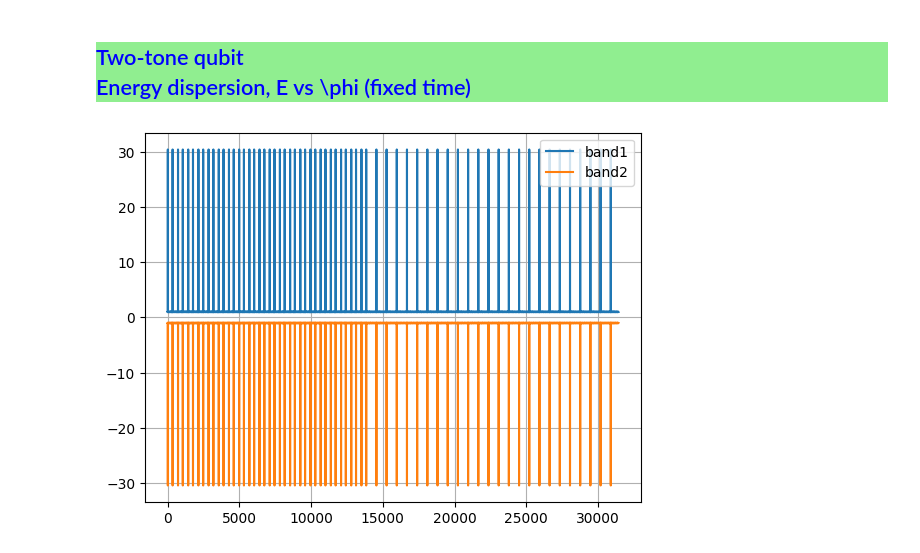
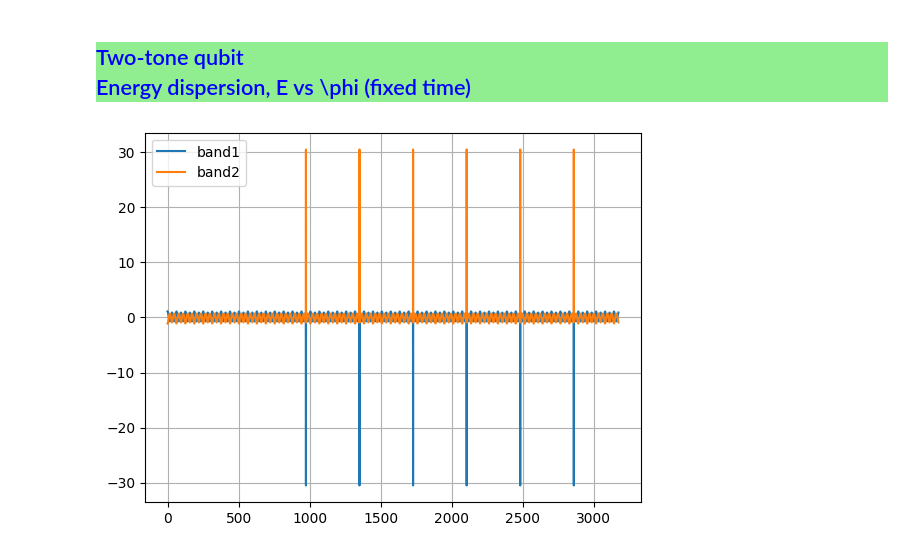
Before and after one commit to shellpwner/Topological-energy-pumping-siumlations, a Jupyter notebook: quasi-state-evolution.ipynb, the cells around one changed output. Saved outputs shown, nothing was run; the diff lists cells and outputs as text; code cells hidden in the pictures.

```diff
--- a/quasi-state-evolution.ipynb
+++ b/quasi-state-evolution.ipynb
@@ -44,0 +59,6 @@ def evolve(w1, phi1, m, dt, T):
+# %%
+h0 = H(w1, phi1, m, 0)
+u0 = U(w1, phi1, m, 0, 0.1)
+# %%
+hu = np.dot(h0, u0)
+h1 = np.dot(np.transpose(np.conjugate(u0)), hu)
@@ -179,10 +219,10 @@ def evolve(w1, phi1, w2, phi2, m, dt, T):
     return u
 # %%
 w1 = 0.1
-g = (1+np.sqrt(5))/2
+g = np.sqrt(2)
 w2 = g*w1
 tvals = np.arange(0,100,0.01)
-m = 1
+m = 1.1
 # %%
 def eigv1(w1, phi1, w2, phi2, m, t):
     d1 = np.sin(w1*t + phi1)
@@ -191,7 +231,7 @@ def eigv1(w1, phi1, w2, phi2, m, t):
     d = np.sqrt(d1**2 + d2**2 + d3**2)
     return (1/(np.sqrt(2*d*(d+d3))))*np.array([d1 - 1j * d2, d + d3])
 # %%
-phi1vals = np.arange(-np.pi, 1e4*np.pi, 1)
+phi1vals = np.arange(-np.pi-0.01, 100*np.pi, 0.1)
 # phi2vals = np.arange(-np.pi, np.pi, 0.1)
 phi2 = 0
 dt = 0.1
@@ -209,17 +249,17 @@ for i in phi1vals:
 #     expe.append(phiuphi)
 # %%
 e1 = []
-for i in np.real(expe):
-    e1i = np.arccos(i)/dt
+for i in expe:
+    e1i = np.angle(i)/dt
     e1.append(e1i)# * np.pi*2/w2)
 plt.plot(e1)
 e2 = []
-for i in np.real(expe):
-    e2i = -np.arccos(i)/dt
+for i in expe:
+    e2i = -np.angle(i)/dt
     e2.append(e2i)
 plt.plot(e2)
 plt.legend(['band1', 'band2'])
 plt.grid()
 plt.show()
 # %% [output]
-[figure, old version]
+[figure, new version]
```
Also changed, not shown: parts of 7 cells of this notebook.
